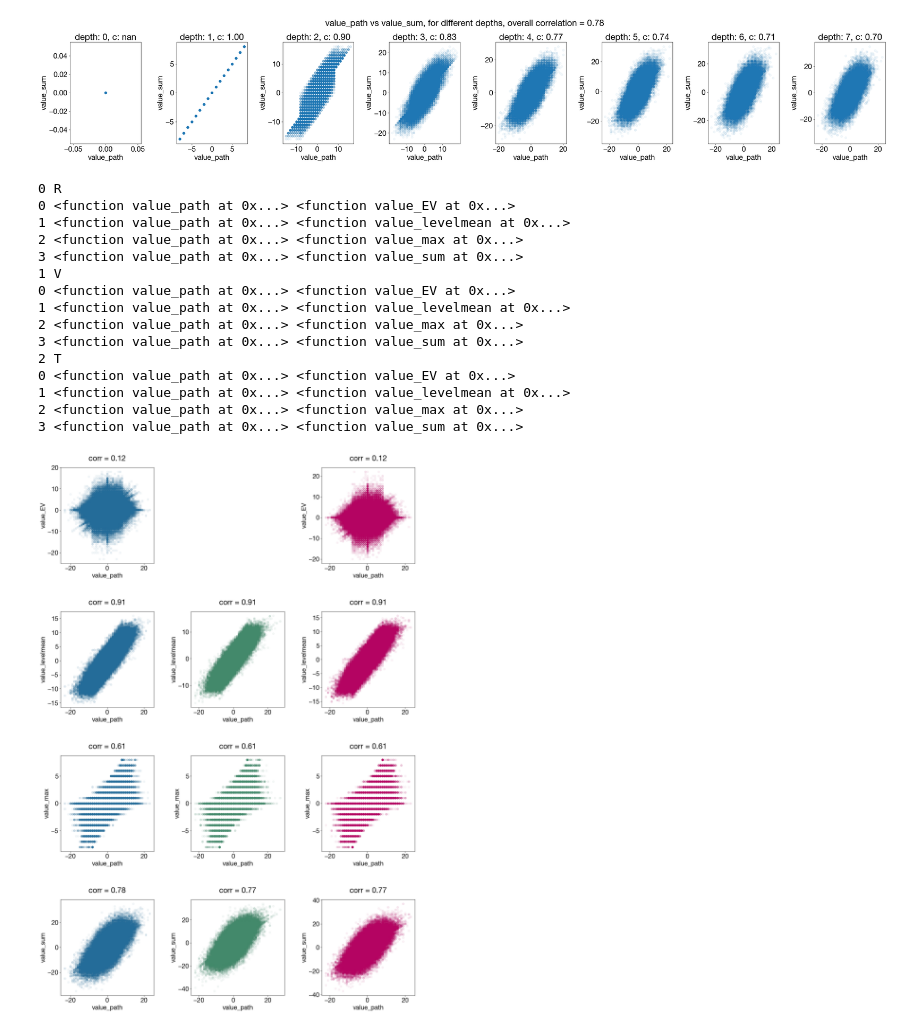
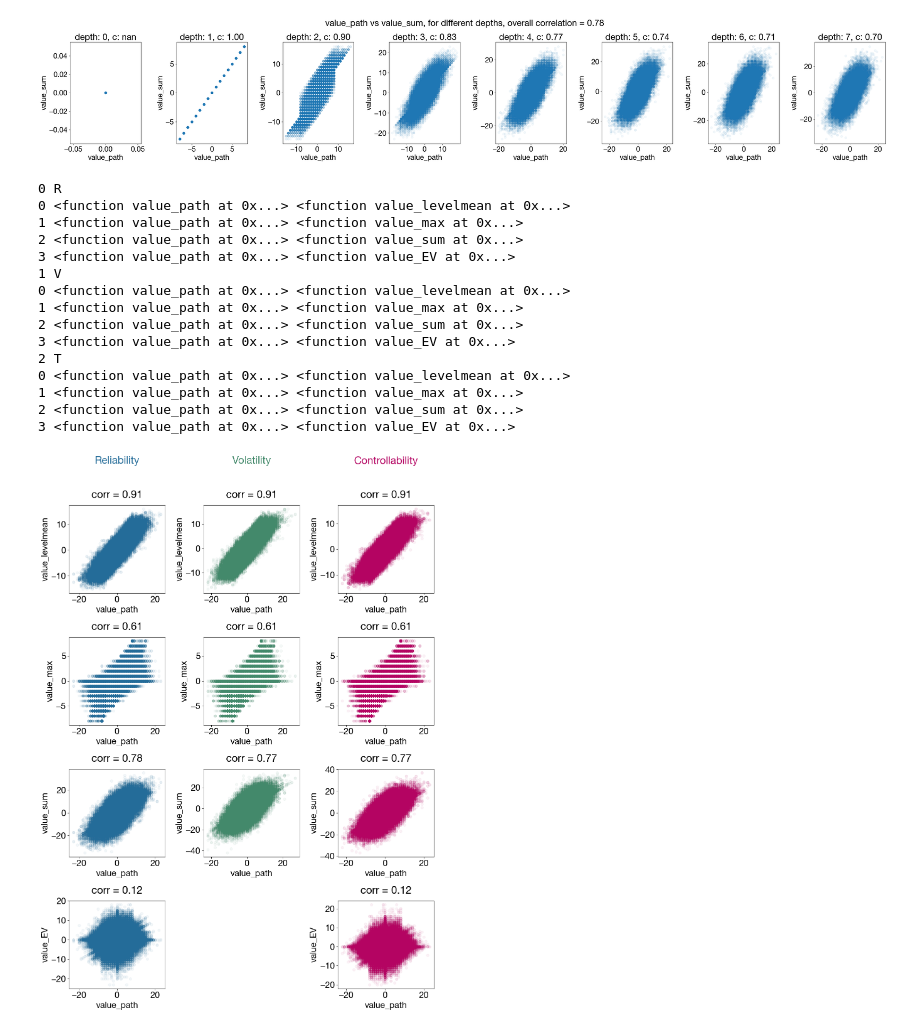
Before and after one commit to WeiJiMaLab/planning_in_stochastic_environments, a Jupyter notebook: analysis/demos/value_similarities.ipynb, the cells around one changed output. Drawn from its saved outputs; the diff is of its cells as text; code cells hidden in the pictures.

```diff
--- a/analysis/demos/value_similarities.ipynb
+++ b/analysis/demos/value_similarities.ipynb
@@ -66,18 +66,16 @@ for value_fn_1, value_fn_2 in value_pairs:
 [figure]
 # %%
 value_pairs = [
-    (value_path, value_EV),
     (value_path, value_levelmean),
     (value_path, value_max),
     (value_path, value_sum),
+    (value_path, value_EV),
 ]
-
-
 
 def get_colormap(type_):
     return {"R": colormaps["arctic"], "T": colormaps["berry"], "V": colormaps["grass"]}[type_]
 
-fig, axs = plt.subplots(len(value_pairs), 3, figsize=(20, 30), gridspec_kw={'hspace': 0.5, 'wspace': 0.4})
+fig, axs = plt.subplots(len(value_pairs), 3, figsize=(15, len(value_pairs) * 5), gridspec_kw={'hspace': 0.5, 'wspace': 0.4})
 
 for t, type_ in enumerate(["R", "V", "T"]):
     print(t, type_)
@@ -89,48 +87,48 @@ for t, type_ in enumerate(["R", "V", "T"]):
     colormap = get_colormap(type_)
 
     for i, (value_fn_1, value_fn_2) in enumerate(value_pairs):
+        print(i, value_fn_1, value_fn_2)
         if i == 0:
             ax = axs[i, t]
-            ax.text(0.5, 1.5, {type_: "Reliability", "V": "Volatility", "T": "Controllability"}[type_], ha='center', va='center', fontsize=18, color = colormap(0.5))
+            ax.text(0.5, 1.5, {type_: "Reliability", "V": "Volatility", "T": "Controllability"}[type_], ha='center', va='center', fontsize=24, color = colormap(0.5), transform=ax.transAxes)
 
-        print(i, value_fn_1, value_fn_2)
         if type_ == "V" and value_fn_2 == value_EV:
             ax = axs[i, t]
             ax.set_visible(False)
             continue
 
         value_list1 = []
         value_list2 = []
         for player in data.keys():
             games = format_games(data[player]["data"])
             game_data = preprocess_data(games)
             pov_array = make_pov_array(game_data.boards, game_data.paths)
 
             filter_pov_array = filter_depth(pov_array)
             value_list1.append(value_fn_1(filter_pov_array, variant = type_, value_params = {}))
             value_list2.append(value_fn_2(filter_pov_array, variant = type_, value_params = {}))
 
         value_array1 = np.array(value_list1)
         value_array2 = np.array(value_list2)
         ax = axs[i, t]
         ax.scatter(value_array1.flatten(), value_array2.flatten(), alpha = 0.05, color = colormap(0.5))
         ax.set_xlabel(value_fn_1.__name__)
         ax.set_ylabel(value_fn_2.__name__)
         ax.set_title(f"corr = {np.corrcoef(value_array1.flatten(), value_array2.flatten())[0, 1]:.2f}", y=1.05)
 # %% [output]
 0 R
-0 <function value_path at 0x...> <function value_EV at 0x...>
-1 <function value_path at 0x...> <function value_levelmean at 0x...>
-2 <function value_path at 0x...> <function value_max at 0x...>
-3 <function value_path at 0x...> <function value_sum at 0x...>
+0 <function value_path at 0x...> <function value_levelmean at 0x...>
+1 <function value_path at 0x...> <function value_max at 0x...>
+2 <function value_path at 0x...> <function value_sum at 0x...>
+3 <function value_path at 0x...> <function value_EV at 0x...>
 1 V
-0 <function value_path at 0x...> <function value_EV at 0x...>
-1 <function value_path at 0x...> <function value_levelmean at 0x...>
-2 <function value_path at 0x...> <function value_max at 0x...>
-3 <function value_path at 0x...> <function value_sum at 0x...>
+0 <function value_path at 0x...> <function value_levelmean at 0x...>
+1 <function value_path at 0x...> <function value_max at 0x...>
+2 <function value_path at 0x...> <function value_sum at 0x...>
+3 <function value_path at 0x...> <function value_EV at 0x...>
 2 T
-0 <function value_path at 0x...> <function value_EV at 0x...>
-1 <function value_path at 0x...> <function value_levelmean at 0x...>
-2 <function value_path at 0x...> <function value_max at 0x...>
-3 <function value_path at 0x...> <function value_sum at 0x...>
+0 <function value_path at 0x...> <function value_levelmean at 0x...>
+1 <function value_path at 0x...> <function value_max at 0x...>
+2 <function value_path at 0x...> <function value_sum at 0x...>
+3 <function value_path at 0x...> <function value_EV at 0x...>
-[figure, old version]
+[figure, new version]
```
Also changed, not shown: 2 other files.
